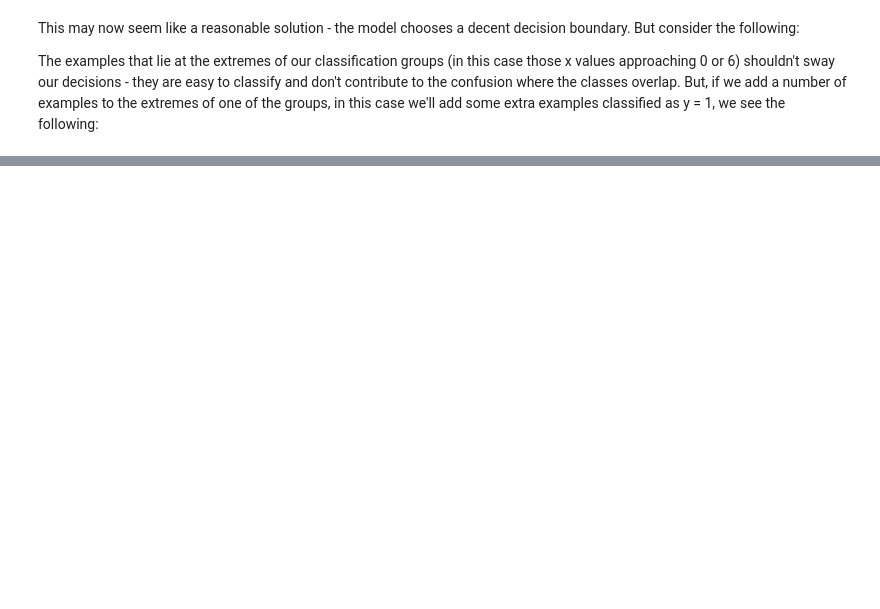
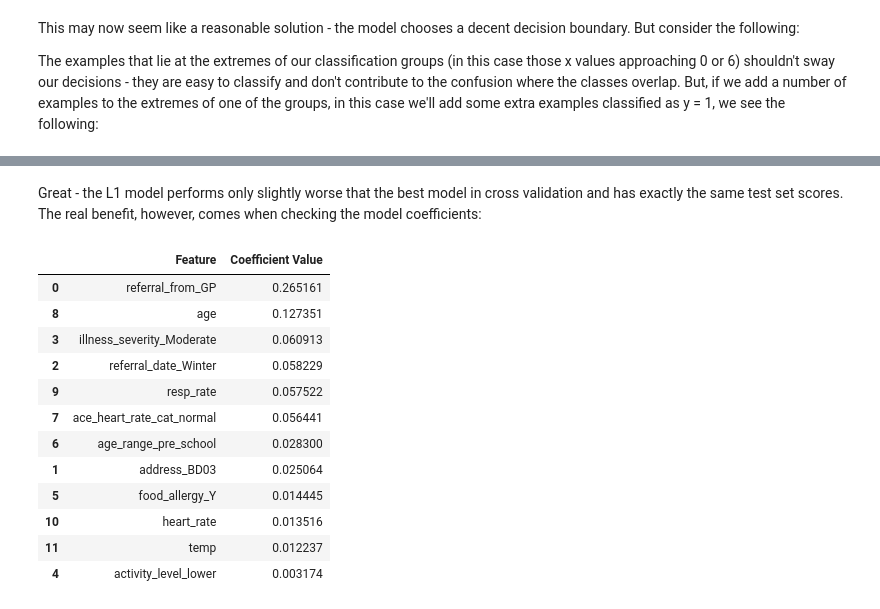
Before and after one commit to btcooper22/ace_project, a Jupyter notebook: models/logistic_regression_model.ipynb, the cells around one changed output, grey strips where cells are left out. Cells and saved outputs as stored; diff of their text form; code cells hidden in the pictures; blank space fills up the shorter version.

```diff
--- a/models/logistic_regression_model.ipynb
+++ b/models/logistic_regression_model.ipynb
@@ -298,0 +389,12 @@ array([[False, False,  True, False, False, False, False, False, False,
+# %%
+l1_scores, l1_params = param_search_classifier(
+    X_train=X_train, y_train=y_train,
+    clf=LogisticRegression(random_state=0,
+                           max_iter=1000,
+                           solver="saga",
+                           penalty="l1",
+                           class_weight="balanced",
+                           n_jobs=-1),
+    param_grid={'C': np.logspace(-4, 4, 40)},
+    scaled=True,
+)
@@ -298,0 +428,15 @@ array([[False, False,  True, False, False, False, False, False, False,
+# %%
+l1_log_reg_clf = LogisticRegression(
+    random_state=0,
+    max_iter=1000,
+    solver="saga",
+    class_weight="balanced",
+    n_jobs=-1,
+    penalty="l1",
+    **l1_params
+)
+
+l1_log_reg_clf.fit(X_train_prepped, y_train)
+
+l1_test_scores = score_classifier(l1_log_reg_clf, X_test_prepped, y_test)
+pd.DataFrame(test_scores, index=[""]).T
@@ -298,0 +454,27 @@ array([[False, False,  True, False, False, False, False, False, False,
+# %% [markdown]
+Great - the L1 model performs only slightly worse that the best model in cross
+validation and has exactly the same test set scores. The real benefit,
+however, comes when checking the model coefficients:
+# %%
+param_names = X_train_prepped.columns
+l1_coefs = l1_log_reg_clf.coef_[0]
+nonzero_coefs = l1_coefs > 0
+
+pd.DataFrame({
+    "Feature": param_names[nonzero_coefs],
+    "Coefficient Value": l1_coefs[nonzero_coefs]
+}).sort_values("Coefficient Value", ascending=False)
+# %% [output]
+|  | Feature | Coefficient Value |
+| 0 | referral_from_GP | 0.265161 |
+| 8 | age | 0.127351 |
+| 3 | illness_severity_Moderate | 0.060913 |
+| 2 | referral_date_Winter | 0.058229 |
+| 9 | resp_rate | 0.057522 |
+| 7 | ace_heart_rate_cat_normal | 0.056441 |
+| 6 | age_range_pre_school | 0.028300 |
+| 1 | address_BD03 | 0.025064 |
+| 5 | food_allergy_Y | 0.014445 |
+| 10 | heart_rate | 0.013516 |
+| 11 | temp | 0.012237 |
+| 4 | activity_level_lower | 0.003174 |
```
Also changed, not shown: parts of 32 cells of this notebook, 2 other files.
